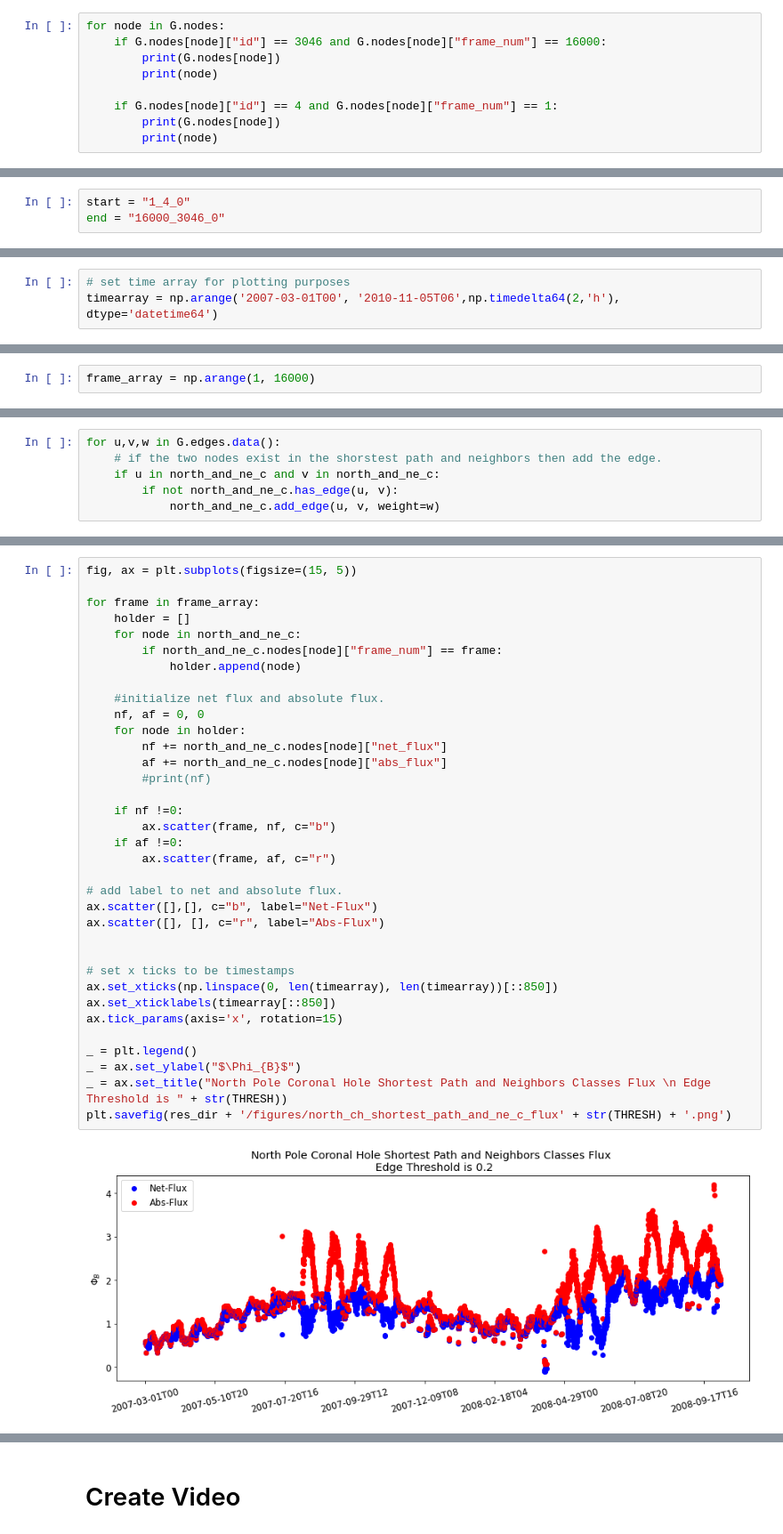
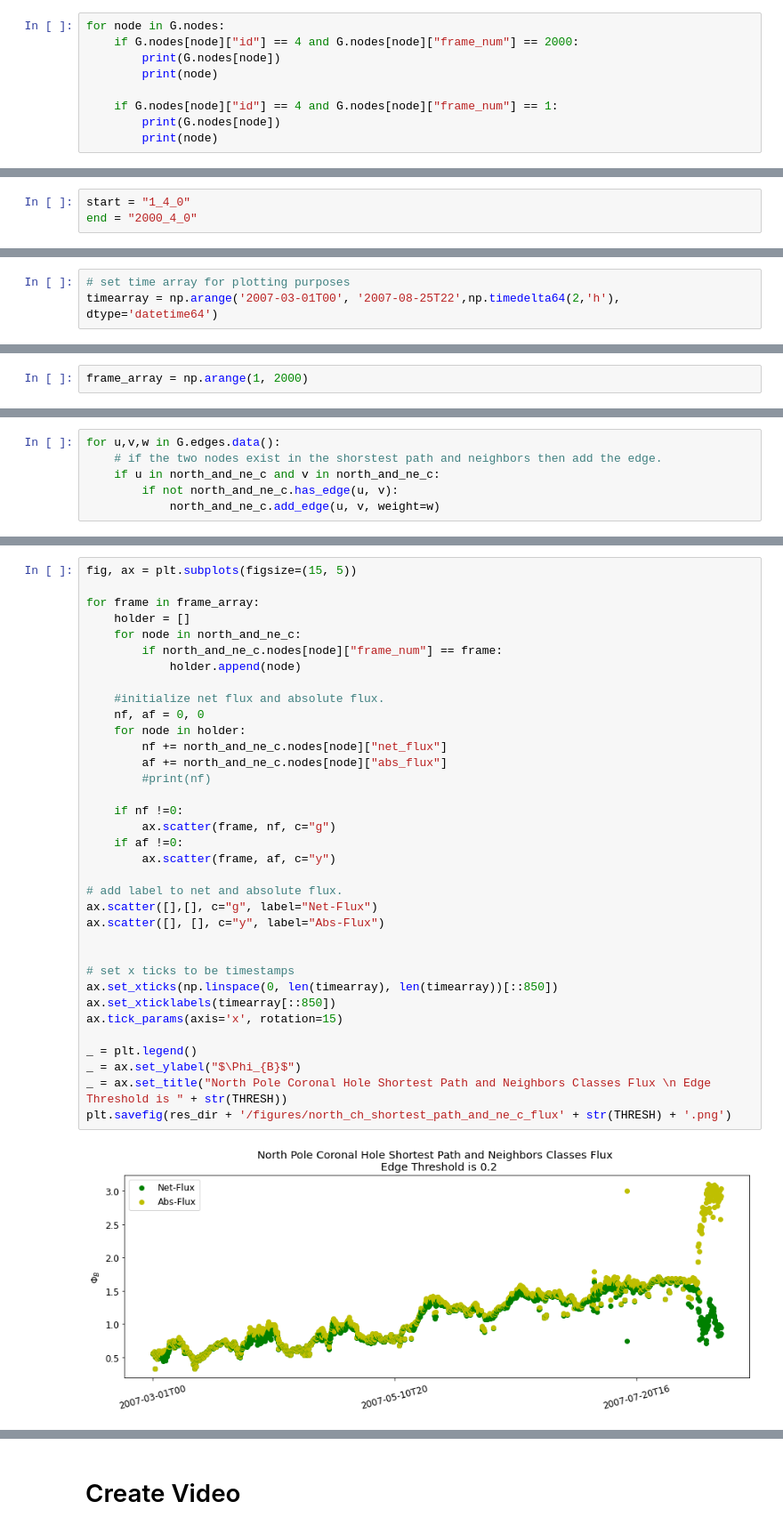
Before and after one commit to predsci/CHMAP, a Jupyter notebook: chmap/coronal_holes/tracking/examples/example_02_graph_analysis.ipynb, the cells around one changed output, grey strips where cells are left out. Shown: that part at 89% size. Drawn from its saved outputs; the diff is of its cells as text.

```diff
--- a/chmap/coronal_holes/tracking/examples/example_02_graph_analysis.ipynb
+++ b/chmap/coronal_holes/tracking/examples/example_02_graph_analysis.ipynb
@@ -153,7 +153,7 @@ plt.savefig(res_dir + '/figures/edge_distribution_G.png')
 # How to Traverse the Graph to explore all the nodes related to the North Pole Coronal Hole
 # %%
 for node in G.nodes:
-    if G.nodes[node]["id"] == 3046 and G.nodes[node]["frame_num"] == 16000:
+    if G.nodes[node]["id"] == 4 and G.nodes[node]["frame_num"] == 2000:
         print(G.nodes[node])
         print(node)
 
@@ -168,6 +168,6 @@ for node in G.nodes:
 # %%
 start = "1_4_0"
-end = "16000_3046_0"
+end = "2000_4_0"
 # %% [markdown]
 # Create a *directed* version of our main Graph
 # %%
@@ -246,6 +212,6 @@ unique_id_class
 # %%
 # set time array for plotting purposes
-timearray = np.arange('2007-03-01T00', '2010-11-05T06',np.timedelta64(2,'h'), dtype='datetime64')
+timearray = np.arange('2007-03-01T00', '2007-08-25T22',np.timedelta64(2,'h'), dtype='datetime64')
 # %%
 fig, ax = plt.subplots(figsize=(10, 10))
 # draw graph, nodes positions are based on their count and frame_num.
@@ -290,7 +256,7 @@ plt.savefig(res_dir + '/figures/north_ch_shortest_path_res_4_to_3046.png')
 # %% [markdown]
 # Spatio-temporal Analysis of the North pole
 # %%
-frame_array = np.arange(1, 16000)
+frame_array = np.arange(1, 2000)
 # %%
 fig, ax = plt.subplots(figsize=(15, 5))
 
@@ -581,38 +546,38 @@ fig, ax = plt.subplots(figsize=(15, 5))
 
 for frame in frame_array:
     holder = []
     for node in north_and_ne_c:
         if north_and_ne_c.nodes[node]["frame_num"] == frame:
             holder.append(node)
 
     #initialize net flux and absolute flux.
     nf, af = 0, 0
     for node in holder:
         nf += north_and_ne_c.nodes[node]["net_flux"]
         af += north_and_ne_c.nodes[node]["abs_flux"]
         #print(nf)
 
     if nf !=0:
-        ax.scatter(frame, nf, c="b")
+        ax.scatter(frame, nf, c="g")
     if af !=0:
-        ax.scatter(frame, af, c="r")
+        ax.scatter(frame, af, c="y")
 
 # add label to net and absolute flux.
-ax.scatter([],[], c="b", label="Net-Flux")
-ax.scatter([], [], c="r", label="Abs-Flux")
+ax.scatter([],[], c="g", label="Net-Flux")
+ax.scatter([], [], c="y", label="Abs-Flux")
 
 
 # set x ticks to be timestamps
 ax.set_xticks(np.linspace(0, len(timearray), len(timearray))[::850])
 ax.set_xticklabels(timearray[::850])
 ax.tick_params(axis='x', rotation=15)
 
 _ = plt.legend()
 _ = ax.set_ylabel("$\Phi_{B}$")
 _ = ax.set_title("North Pole Coronal Hole Shortest Path and Neighbors Classes Flux \n Edge Threshold is " + str(THRESH))
 plt.savefig(res_dir + '/figures/north_ch_shortest_path_and_ne_c_flux' + str(THRESH) + '.png')
 # %% [output]
-[figure, old version]
+[figure, new version]
 # %%
 print("Total number of nodes shortest path + neighbors: ", north_and_ne.number_of_nodes())
 print("Total number of edges: ", north_and_ne.number_of_edges())
```
Also changed, not shown: parts of 33 cells of this notebook, 2 other files.
